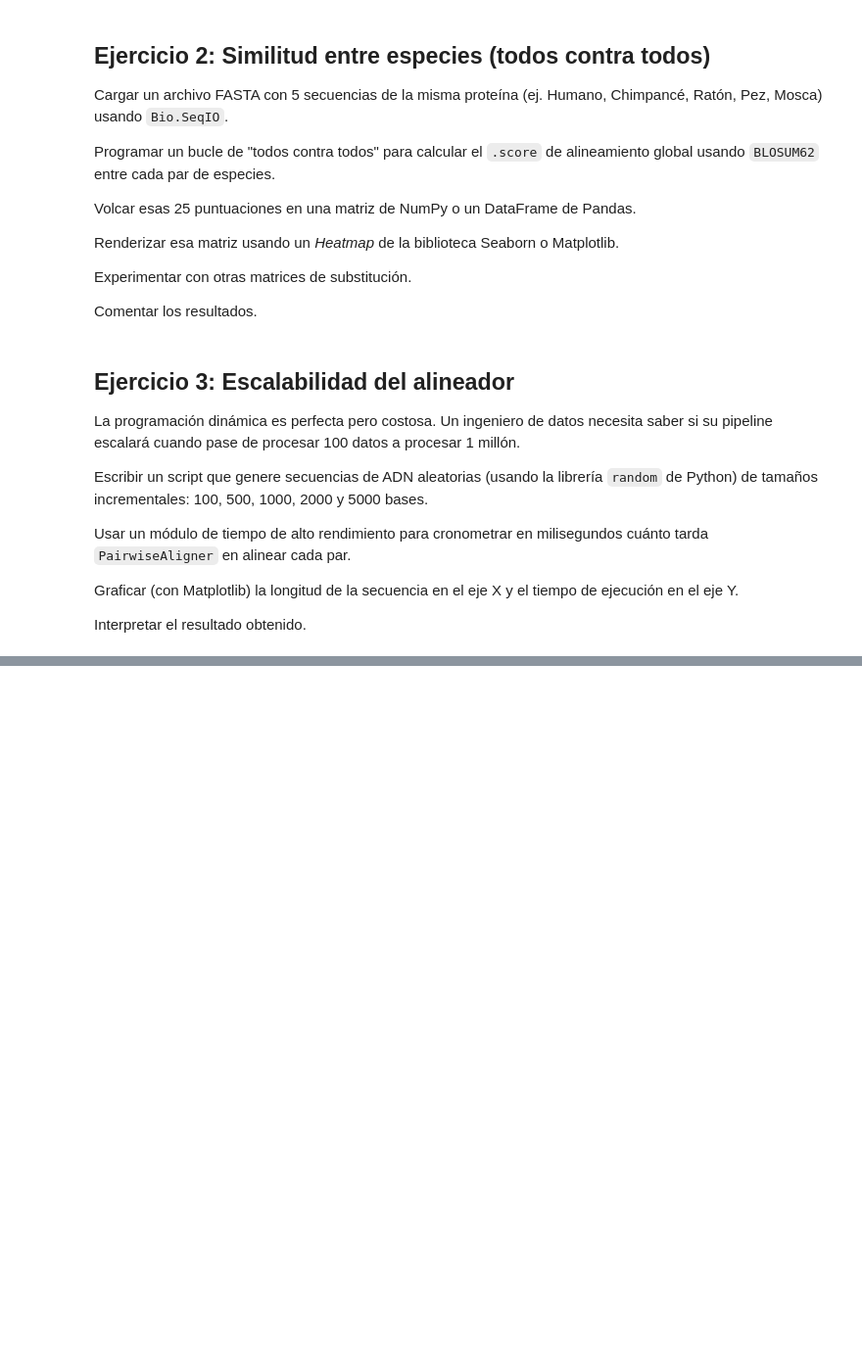
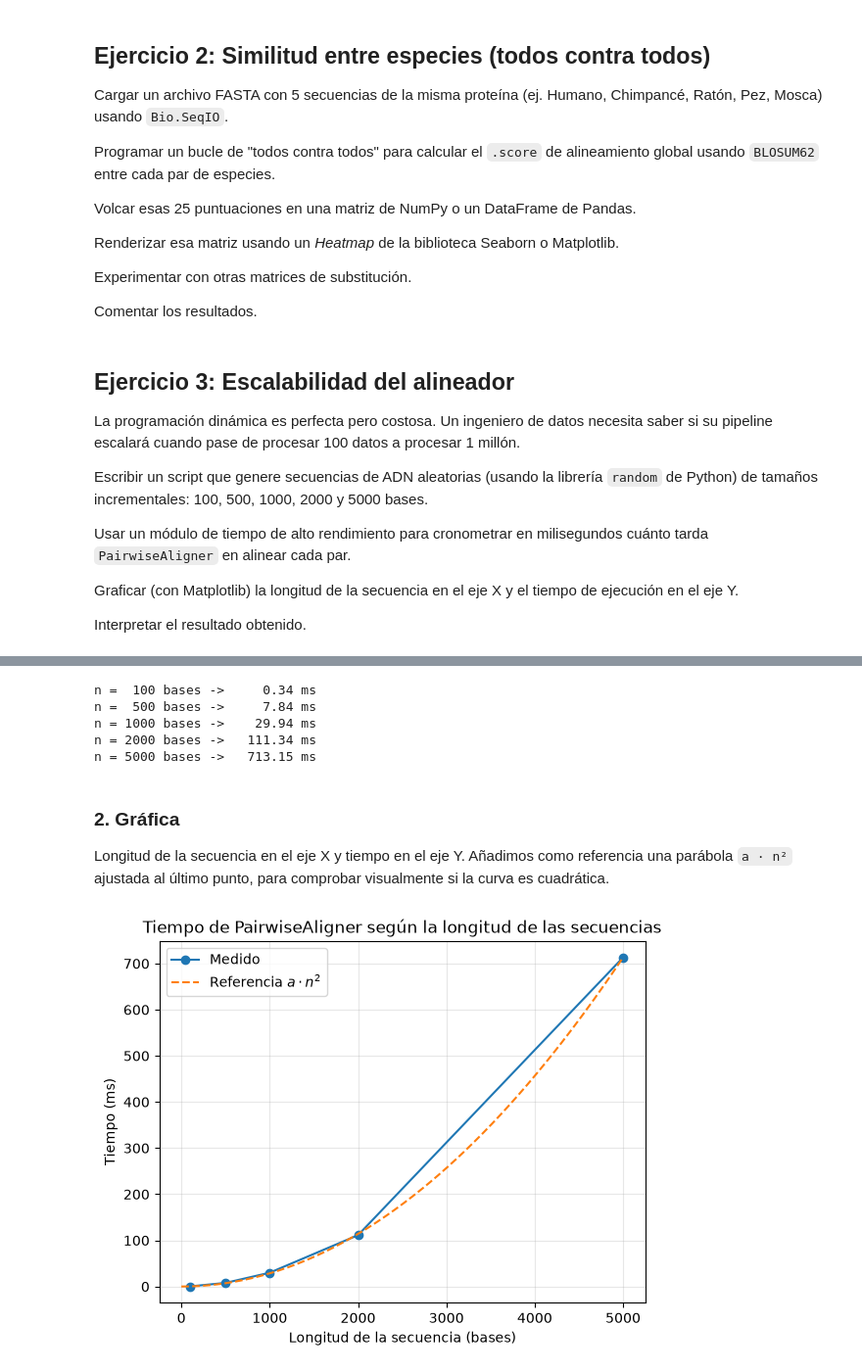
Before and after one commit to ArtHead-Devs/Practica-3-Hoja-Ejercicios, a Jupyter notebook: ejercicios.ipynb, the cells around one changed output, grey strips where cells are left out. Shown at 98% size. Cells and saved outputs as stored; diff of their text form; code cells hidden in the pictures; blank space fills up the shorter version.

```diff
--- a/ejercicios.ipynb
+++ b/ejercicios.ipynb
@@ -233,0 +242,55 @@ Interpretar el resultado obtenido.
+# %%
+random.seed(42)
+
+alineador = PairwiseAligner()
+alineador.mode = "global"
+alineador.match_score = 5
+alineador.mismatch_score = -4
+alineador.open_gap_score = -3
+alineador.extend_gap_score = -1
+
+tamanos = [100, 500, 1000, 2000, 5000]
+repeticiones = 3
+tiempos_ms = []
+
+for n in tamanos:
+    seq_a = "".join(random.choices("ACGT", k=n))
+    seq_b = "".join(random.choices("ACGT", k=n))
+
+    medidas = []
+    for _ in range(repeticiones):
+        inicio = time.perf_counter()
+        alineador.align(seq_a, seq_b)
+        fin = time.perf_counter()
+        medidas.append((fin - inicio) * 1000)  # segundos -> milisegundos
+
+    tiempos_ms.append(float(np.median(medidas)))
+    print(f"n = {n:>4} bases -> {tiempos_ms[-1]:8.2f} ms")
+# %% [output]
+n =  100 bases ->     0.34 ms
+n =  500 bases ->     7.84 ms
+n = 1000 bases ->    29.94 ms
+n = 2000 bases ->   111.34 ms
+n = 5000 bases ->   713.15 ms
+# %% [markdown]
+### 2. Gráfica
+Longitud de la secuencia en el eje X y tiempo en el eje Y. Añadimos como referencia una parábola `a · n²` ajustada al último punto, para comprobar visualmente si la curva es cuadrática.
+# %%
+n = np.array(tamanos)
+t = np.array(tiempos_ms)
+
+# parábola de referencia a * n^2 que pasa por el último punto
+a = t[-1] / n[-1] ** 2
+n_curva = np.linspace(0, n[-1], 200)
+
+plt.figure()
+plt.plot(n, t, "o-", label="Medido")
+plt.plot(n_curva, a * n_curva ** 2, "--", label="Referencia $a \\cdot n^2$")
+plt.title("Tiempo de PairwiseAligner según la longitud de las secuencias")
+plt.xlabel("Longitud de la secuencia (bases)")
+plt.ylabel("Tiempo (ms)")
+plt.legend()
+plt.grid(alpha=0.3)
+plt.show()
+# %% [output]
+[figure, added]
```
Also changed, not shown: parts of 5 cells of this notebook.
